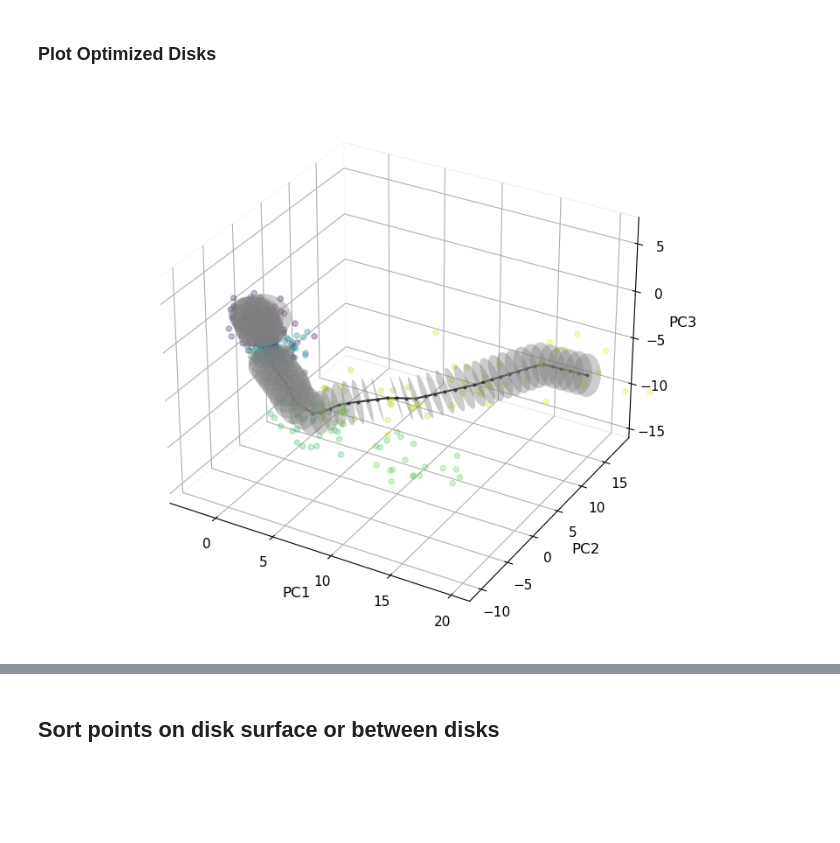
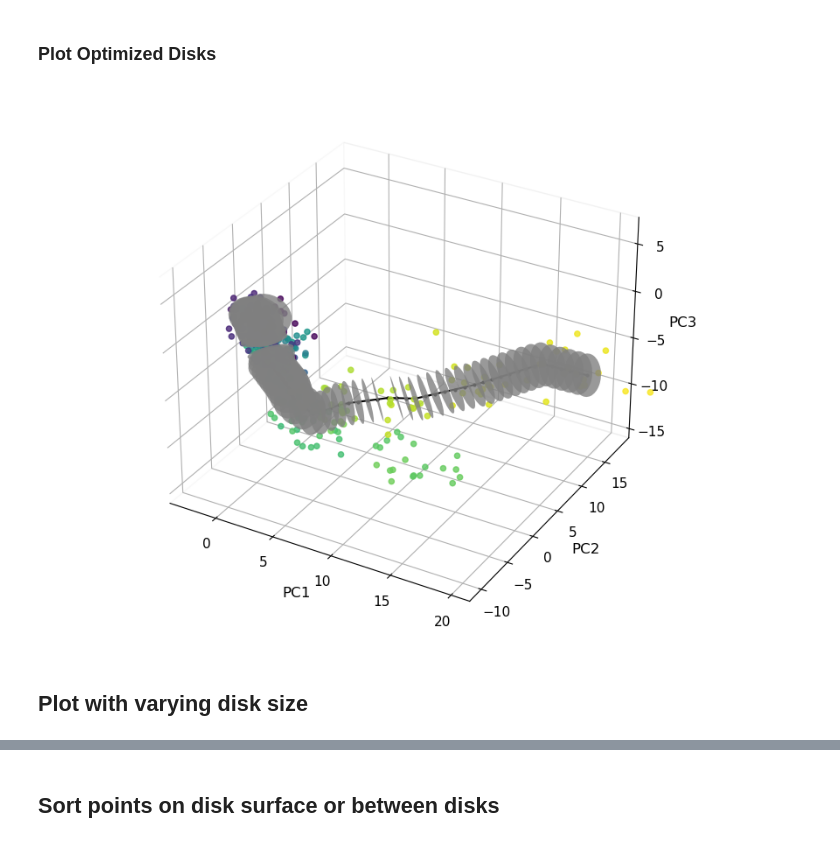
Before and after one commit to chang-group/BKiT, a Jupyter notebook: notebooks/bCD-asp/nb1/nb1.ipynb, the cells around one changed output, grey strips where cells are left out. Saved outputs shown, nothing was run; the diff lists cells and outputs as text; code cells hidden in the pictures; blank space fills up the shorter version.

```diff
--- a/notebooks/bCD-asp/nb1/nb1.ipynb
+++ b/notebooks/bCD-asp/nb1/nb1.ipynb
@@ -206,39 +206,45 @@ Number of disks --  56
 Number of cells --  55
 # %% [markdown]
 ### Plot Optimized Disks
+# %%
+#make disk radius an array, so that we can have varying size
+rad = np.ones(n_disks)*dr
 # %%
 %matplotlib widget
 plotOrig = True
 fig = plt.figure(figsize = [8.2, 6.4])
 ax = plt.axes(projection='3d')
+alpha = 0.8
 fs = 12
 
 if plotOrig: #plot original points
-    p = ax.scatter3D(dat[:,0], dat[:,1], dat[:,2], c=range(int(len(dat))), alpha=0.3)
+    p = ax.scatter3D(dat[:,0], dat[:,1], dat[:,2], c=range(int(len(dat))), alpha=alpha)
 
 #plot path
-ax.plot3D(pathP[:,0], pathP[:,1], pathP[:,2], c='black', marker='o', markersize=2, alpha=0.8)
+ax.plot3D(pathP[:,0], pathP[:,1], pathP[:,2], c='black', marker='o', markersize=2)
 
 #plot disks
 for i in range(n_disks):
-    c = Circle((0,0), dr, facecolor='grey', alpha=0.4)
+    c = Circle((0,0), rad[i], facecolor='grey', alpha=alpha)
     ax.add_patch(c)
     pathpatch_2d_to_3d(c, pathP[i], normal = normals[i])
 
 ax.set_xlabel('PC1', fontsize=fs)
 ax.set_ylabel('PC2',fontsize=fs)
 ax.set_zlabel('PC3',fontsize=fs)
 x_min, y_min, z_min = pathP.min(axis=0)
 x_max, y_max, z_max = pathP.max(axis=0)
 ax.set_xlim3d(x_min, x_max)
 ax.set_ylim3d(y_min - yz_pad, y_max + yz_pad)
 ax.set_zlim3d(z_min - yz_pad, z_max + yz_pad)
 ax.xaxis.pane.fill = False; ax.yaxis.pane.fill = False; ax.zaxis.pane.fill = False
 #ax.xaxis.pane.set_edgecolor('w'); ax.yaxis.pane.set_edgecolor('w'); ax.zaxis.pane.set_edgecolor('w')
 ax.xaxis.set_tick_params(labelsize=fs-1)
 ax.yaxis.set_tick_params(labelsize=fs-1)
 ax.zaxis.set_tick_params(labelsize=fs-1)
 fig.tight_layout()
 plt.show()
 # %% [output]
-[figure, old version]
+[figure, new version]
+# %% [markdown]
+## Plot with varying disk size
```
Also changed, not shown: parts of 5 cells of this notebook, 2 other files.
